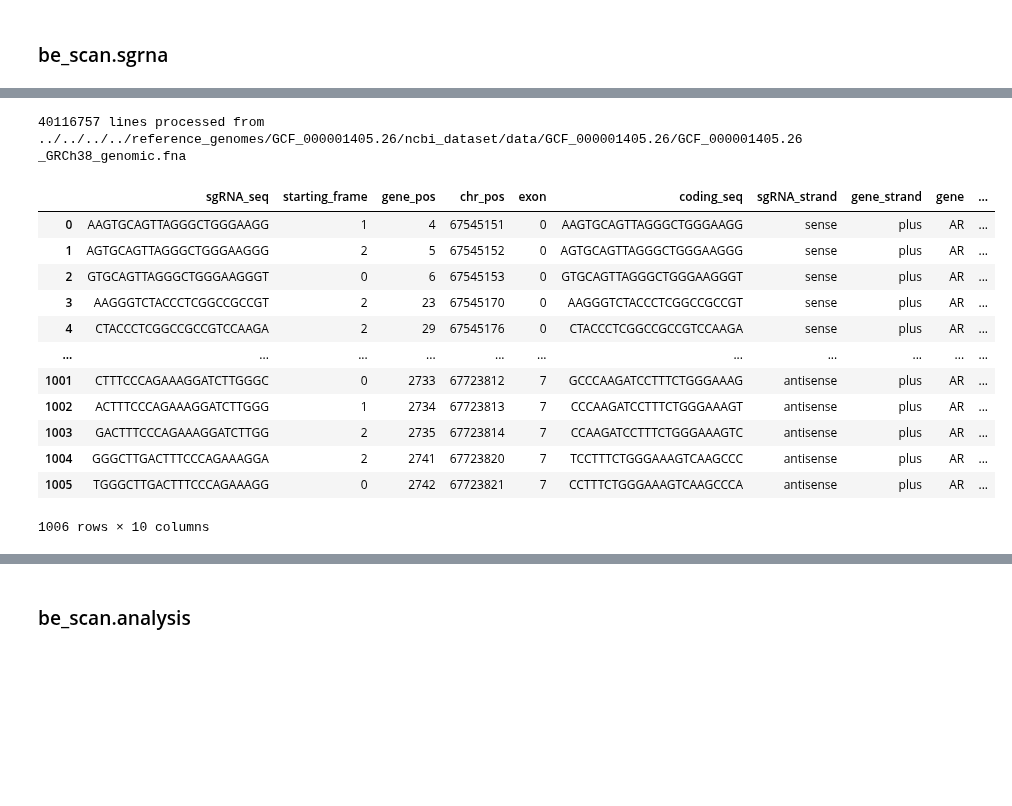
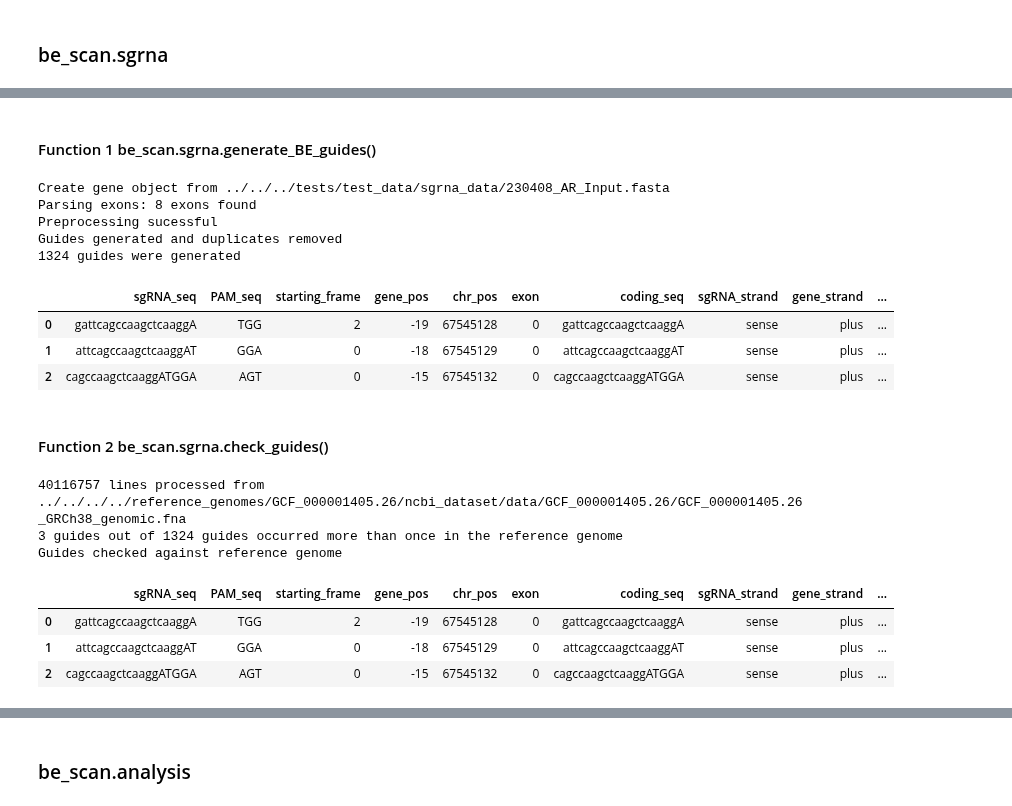
Before and after one commit to liaulab/be-scan, a Jupyter notebook: docs/source/notebooks/tutorial.ipynb, the cells around one changed output, grey strips where cells are left out. Cells and saved outputs as stored; diff of their text form; code cells hidden in the pictures; blank space fills up the shorter version.

```diff
--- a/docs/source/notebooks/tutorial.ipynb
+++ b/docs/source/notebooks/tutorial.ipynb
@@ -102,21 +21,43 @@ Preprocessing sucessful
+# %% [markdown]
+#### Function 1 be_scan.sgrna.generate_BE_guides()
+# %%
+from be_scan.sgrna import generate_BE_guides
+
+guides = generate_BE_guides(gene_filepath  = sgrna_dir + "230408_AR_Input.fasta", # filepath to gene .fasta
+                            cas_type       = "SpG",
+                            edit_from      = "C",
+                            edit_to        = "T",
+                            gene_name      = "AR",
+                            exclude_introns= False, # include guides that only target introns
+                            )
+print(guides.shape[0], 'guides were generated')
+guides.head(3) # display first 3 rows
+# %% [output]
+Create gene object from ../../../tests/test_data/sgrna_data/230408_AR_Input.fasta
+Parsing exons: 8 exons found
+Preprocessing sucessful
+Guides generated and duplicates removed
+1324 guides were generated
+|  | sgRNA_seq | PAM_seq | starting_frame | gene_pos | chr_pos | exon | coding_seq | sgRNA_strand | gene_strand | ... |
+| 0 | gattcagccaagctcaaggA | TGG | 2 | -19 | 67545128 | 0 | gattcagccaagctcaaggA | sense | plus | ... |
+| 1 | attcagccaagctcaaggAT | GGA | 0 | -18 | 67545129 | 0 | attcagccaagctcaaggAT | sense | plus | ... |
+| 2 | cagccaagctcaaggATGGA | AGT | 0 | -15 | 67545132 | 0 | cagccaagctcaaggATGGA | sense | plus | ... |
+# %% [markdown]
+#### Function 2 be_scan.sgrna.check_guides()
 # %%
+from be_scan.sgrna import check_guides
 # this function takes about a minute to run independent of library size
-check_guides(guides_file  = "guides.csv",
-            #  genome_file  = "../../../tests/ref_data/sample.fna",
-             genome_file  = "../../../../reference_genomes/GCF_000001405.26/ncbi_dataset/data/GCF_000001405.26/GCF_000001405.26_GRCh38_genomic.fna",
-             )
+# this step is not necessary and can be skipped
+checked_guides = check_guides(guides_file  = "guides.csv", # file generated from previous step
+                              ### this is the path to a reference genome i downloaded locally
+                              genome_file  = "../../../../reference_genomes/GCF_000001405.26/ncbi_dataset/data/GCF_000001405.26/GCF_000001405.26_GRCh38_genomic.fna", # reference genome
+                              )
+checked_guides.head(3) # display first 3 rows
 # %% [output]
 40116757 lines processed from ../../../../reference_genomes/GCF_000001405.26/ncbi_dataset/data/GCF_000001405.26/GCF_000001405.26_GRCh38_genomic.fna
+3 guides out of 1324 guides occurred more than once in the reference genome
+Guides checked against reference genome
-|  | sgRNA_seq | starting_frame | gene_pos | chr_pos | exon | coding_seq | sgRNA_strand | gene_strand | gene | ... |
-| 0 | AAGTGCAGTTAGGGCTGGGAAGG | 1 | 4 | 67545151 | 0 | AAGTGCAGTTAGGGCTGGGAAGG | sense | plus | AR | ... |
-| 1 | AGTGCAGTTAGGGCTGGGAAGGG | 2 | 5 | 67545152 | 0 | AGTGCAGTTAGGGCTGGGAAGGG | sense | plus | AR | ... |
-| 2 | GTGCAGTTAGGGCTGGGAAGGGT | 0 | 6 | 67545153 | 0 | GTGCAGTTAGGGCTGGGAAGGGT | sense | plus | AR | ... |
-| 3 | AAGGGTCTACCCTCGGCCGCCGT | 2 | 23 | 67545170 | 0 | AAGGGTCTACCCTCGGCCGCCGT | sense | plus | AR | ... |
-| 4 | CTACCCTCGGCCGCCGTCCAAGA | 2 | 29 | 67545176 | 0 | CTACCCTCGGCCGCCGTCCAAGA | sense | plus | AR | ... |
-| ... | ... | ... | ... | ... | ... | ... | ... | ... | ... | ... |
-| 1001 | CTTTCCCAGAAAGGATCTTGGGC | 0 | 2733 | 67723812 | 7 | GCCCAAGATCCTTTCTGGGAAAG | antisense | plus | AR | ... |
-| 1002 | ACTTTCCCAGAAAGGATCTTGGG | 1 | 2734 | 67723813 | 7 | CCCAAGATCCTTTCTGGGAAAGT | antisense | plus | AR | ... |
-| 1003 | GACTTTCCCAGAAAGGATCTTGG | 2 | 2735 | 67723814 | 7 | CCAAGATCCTTTCTGGGAAAGTC | antisense | plus | AR | ... |
-| 1004 | GGGCTTGACTTTCCCAGAAAGGA | 2 | 2741 | 67723820 | 7 | TCCTTTCTGGGAAAGTCAAGCCC | antisense | plus | AR | ... |
-| 1005 | TGGGCTTGACTTTCCCAGAAAGG | 0 | 2742 | 67723821 | 7 | CCTTTCTGGGAAAGTCAAGCCCA | antisense | plus | AR | ... |
+|  | sgRNA_seq | PAM_seq | starting_frame | gene_pos | chr_pos | exon | coding_seq | sgRNA_strand | gene_strand | ... |
+| 0 | gattcagccaagctcaaggA | TGG | 2 | -19 | 67545128 | 0 | gattcagccaagctcaaggA | sense | plus | ... |
+| 1 | attcagccaagctcaaggAT | GGA | 0 | -18 | 67545129 | 0 | attcagccaagctcaaggAT | sense | plus | ... |
+| 2 | cagccaagctcaaggATGGA | AGT | 0 | -15 | 67545132 | 0 | cagccaagctcaaggATGGA | sense | plus | ... |
-1006 rows × 10 columns
```
Also changed, not shown: parts of 89 cells of this notebook, 4 other files.
